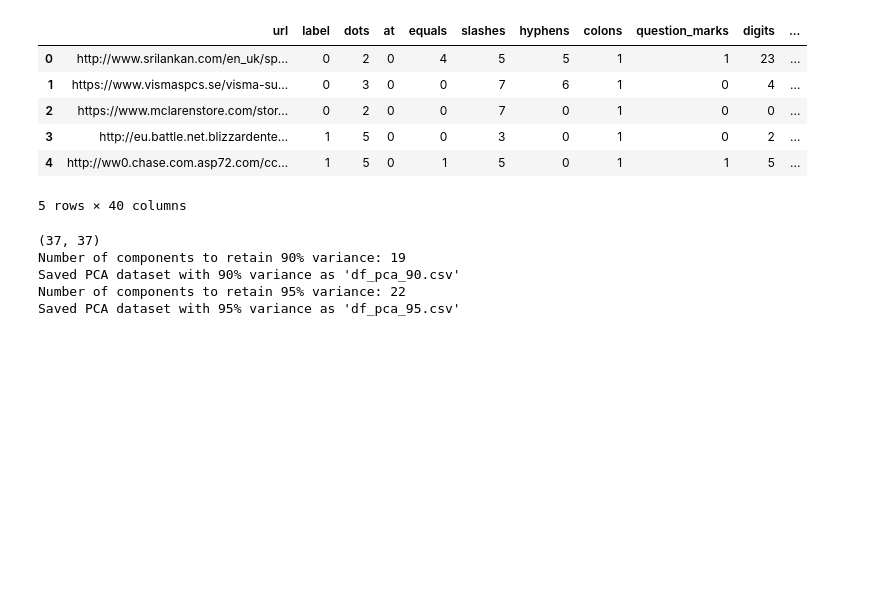
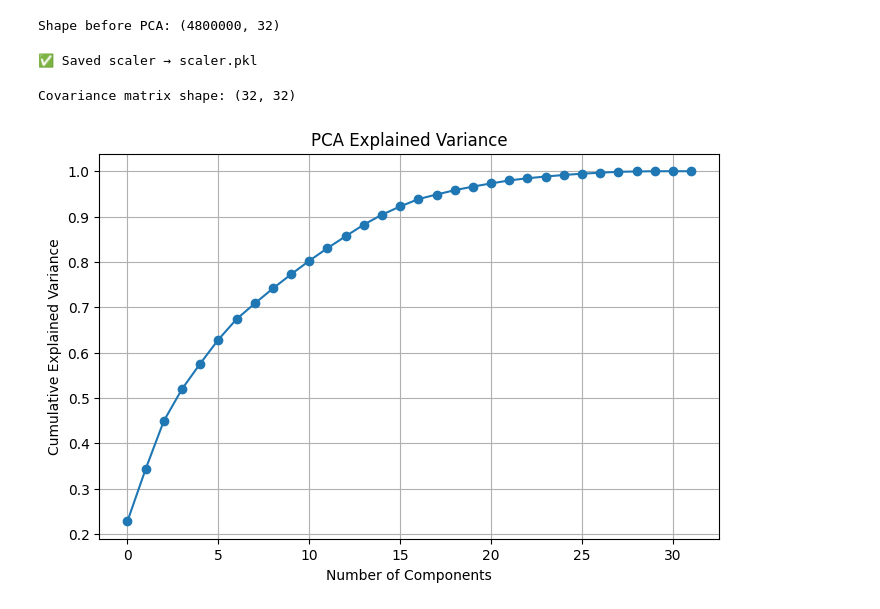
Before and after one commit to Pirate-Programmer/urlying, a Jupyter notebook: ipynbs/pca/pca.ipynb, the cells around one changed output. Cells and saved outputs as stored; diff of their text form; code cells hidden in the pictures; blank space fills up the shorter version.

Commit message:
Pca for 90% 95% variance with 15 and 19 features

```diff
--- a/ipynbs/pca/pca.ipynb
+++ b/ipynbs/pca/pca.ipynb
@@ -7,55 +7,48 @@ import numpy as np
 import seaborn as sns
 # %%
-df = pd.read_csv("../../datasets/train.csv")
+df = pd.read_csv("train.csv")
 df.head()
+y = df["label"]
+
+X = df.drop(columns=["url", "label", "tld", "is_domain_ip",
+                     "is_tld_iana_reg", "is_mtld", "se_fragment", "at"],
+            errors="ignore")
+
+X = X.select_dtypes(include=["number"])
+print("Shape before PCA:", X.shape)
 # %% [output]
-|  | url | label | dots | at | equals | slashes | hyphens | colons | question_marks | digits | ... |
-| 0 | http://www.srilankan.com/en_uk/sp... | 0 | 2 | 0 | 4 | 5 | 5 | 1 | 1 | 23 | ... |
-| 1 | https://www.vismaspcs.se/visma-su... | 0 | 3 | 0 | 0 | 7 | 6 | 1 | 0 | 4 | ... |
-| 2 | https://www.mclarenstore.com/stor... | 0 | 2 | 0 | 0 | 7 | 0 | 1 | 0 | 0 | ... |
-| 3 | http://eu.battle.net.blizzardente... | 1 | 5 | 0 | 0 | 3 | 0 | 1 | 0 | 2 | ... |
-| 4 | http://ww0.chase.com.asp72.com/cc... | 1 | 5 | 0 | 1 | 5 | 0 | 1 | 1 | 5 | ... |
-5 rows × 40 columns
+Shape before PCA: (4800000, 32)
 # %%
-def get_pca_data(threshold):
-    k = np.argmax(cumulative_variance >= threshold) + 1
-    print(f"Number of components to retain {int(threshold*100)}% variance:", k)
-    top_k_eigvecs = eig_vecs[:, :k]
-    X_pca = X_scaled.dot(top_k_eigvecs)
-    df_pca = pd.DataFrame(X_pca, columns=[f'PC{i+1}' for i in range(k)])
-    df_pca['label'] = y.values
-    return df_pca
+scaler = StandardScaler()
+X_scaled = scaler.fit_transform(X)
+
+# Save scaler for reuse
+joblib.dump(scaler, "scaler.pkl")
+print("✅ Saved scaler → scaler.pkl")
+# %% [output]
+✅ Saved scaler → scaler.pkl
 # %%
-y = df["label"]
+# Covariance matrix
+cov_matrix = np.cov(X_scaled, rowvar=False)
+print("Covariance matrix shape:", cov_matrix.shape)
 
-X = df.drop(columns=["url", "label", "tld"])
-X = X.select_dtypes(include=["number"])
+eig_vals, eig_vecs = np.linalg.eigh(cov_matrix)
 
-scaler = StandardScaler()
-X_scaled = scaler.fit_transform(X)
-
-cov_matrix = np.cov(X_scaled, rowvar=False)
-print(cov_matrix.shape)
-
-eig_vals, eig_vecs = np.linalg.eig(cov_matrix)
 sorted_index = np.argsort(eig_vals)[::-1]
 eig_vals = eig_vals[sorted_index]
 eig_vecs = eig_vecs[:, sorted_index]
 
 explained_variance_ratio = eig_vals / np.sum(eig_vals)
 cumulative_variance = np.cumsum(explained_variance_ratio)
 
-df_pca_90 = get_pca_data(0.90)
-df_pca_90.to_csv("df_pca_90.csv", index=False)
-print("Saved PCA dataset with 90% variance as 'df_pca_90.csv'")
-
-df_pca_95 = get_pca_data(0.95)
-df_pca_95.to_csv("df_pca_95.csv", index=False)
-print("Saved PCA dataset with 95% variance as 'df_pca_95.csv'")
+plt.figure(figsize=(8,5))
+plt.plot(cumulative_variance, marker="o")
+plt.xlabel("Number of Components")
+plt.ylabel("Cumulative Explained Variance")
+plt.title("PCA Explained Variance")
+plt.grid(True)
+plt.show()
 # %% [output]
-(37, 37)
-Number of components to retain 90% variance: 19
-Saved PCA dataset with 90% variance as 'df_pca_90.csv'
-Number of components to retain 95% variance: 22
-Saved PCA dataset with 95% variance as 'df_pca_95.csv'
+Covariance matrix shape: (32, 32)
+[figure, added]
 # %%
```
Also changed, not shown: parts of 4 cells of this notebook, 4 other files.
